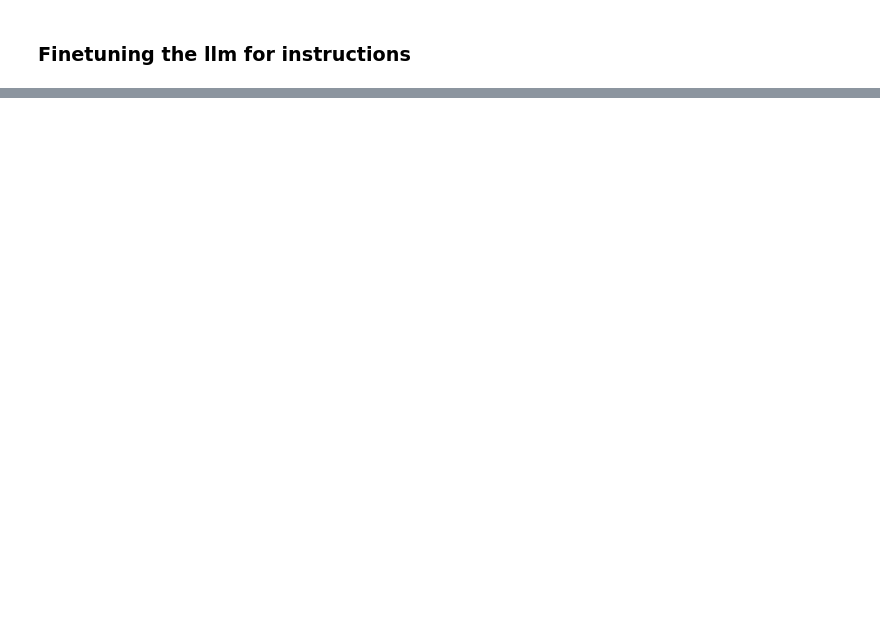
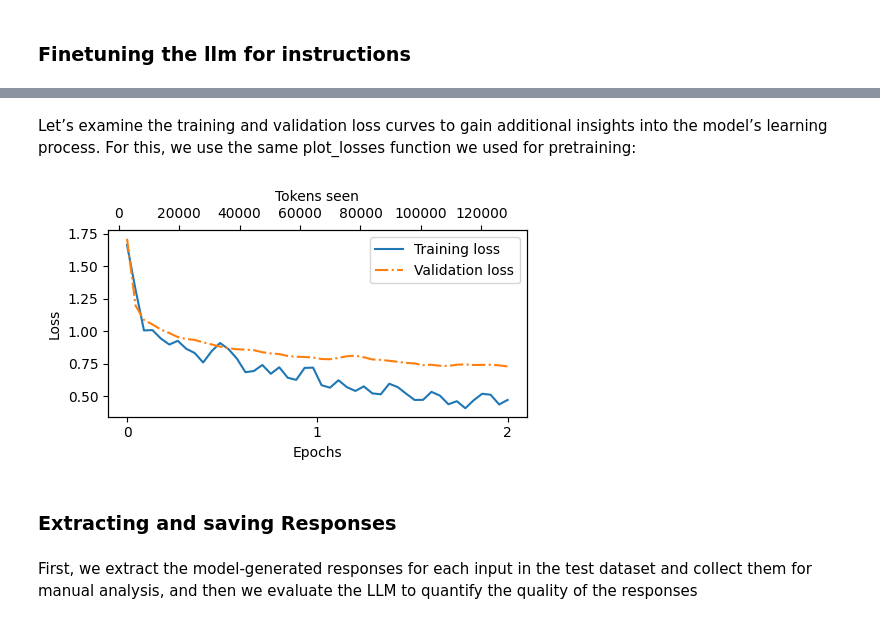
Before and after one commit to amh1k/llm-from-scratch, a Jupyter notebook: instruction-finetuning.ipynb, the cells around one changed output, grey strips where cells are left out. Saved outputs shown, nothing was run; the diff lists cells and outputs as text; code cells hidden in the pictures; blank space fills up the shorter version.

Commit message:
train, extract and save responses for instruction finetuning

```diff
--- a/instruction-finetuning.ipynb
+++ b/instruction-finetuning.ipynb
@@ -315,7 +315,7 @@ model_configs = {
 "gpt2-large (774M)": {"emb_dim": 1280, "n_layers": 36, "n_heads": 20},
 "gpt2-xl (1558M)": {"emb_dim": 1600, "n_layers": 48, "n_heads": 25},
 }
-CHOOSE_MODEL = "gpt2-medium (355M)"
+CHOOSE_MODEL = "gpt2-small (124M)"#Done for ease of training
 BASE_CONFIG.update(model_configs[CHOOSE_MODEL])
 model_size = CHOOSE_MODEL.split(" ")[-1].lstrip("(").rstrip(")")
 settings, params = download_and_load_gpt2(
@@ -397,0 +419,17 @@ print(f"Training completed in {execution_time_minutes:.2f} minutes.")
+# %% [markdown]
+Let’s examine the training and validation loss curves to gain additional
+insights into the model’s learning process. For this, we use the same plot_losses
+function we used for pretraining:
+# %%
+from plot_losses import plot_losses
+epochs_tensor = torch.linspace(0, num_epochs,len(train_losses))
+plot_losses(epochs_tensor, tokens_seen, train_losses, val_losses)
+# %% [output]
+[figure, added]
+# %% [markdown]
+### Extracting and saving Responses
+# %% [markdown]
+First, we extract the
+model-generated responses for each input in the test dataset and collect them for
+manual analysis, and then we evaluate the LLM to quantify the quality of the
+responses
```
Also changed, not shown: parts of 11 cells of this notebook, 2 other files.
